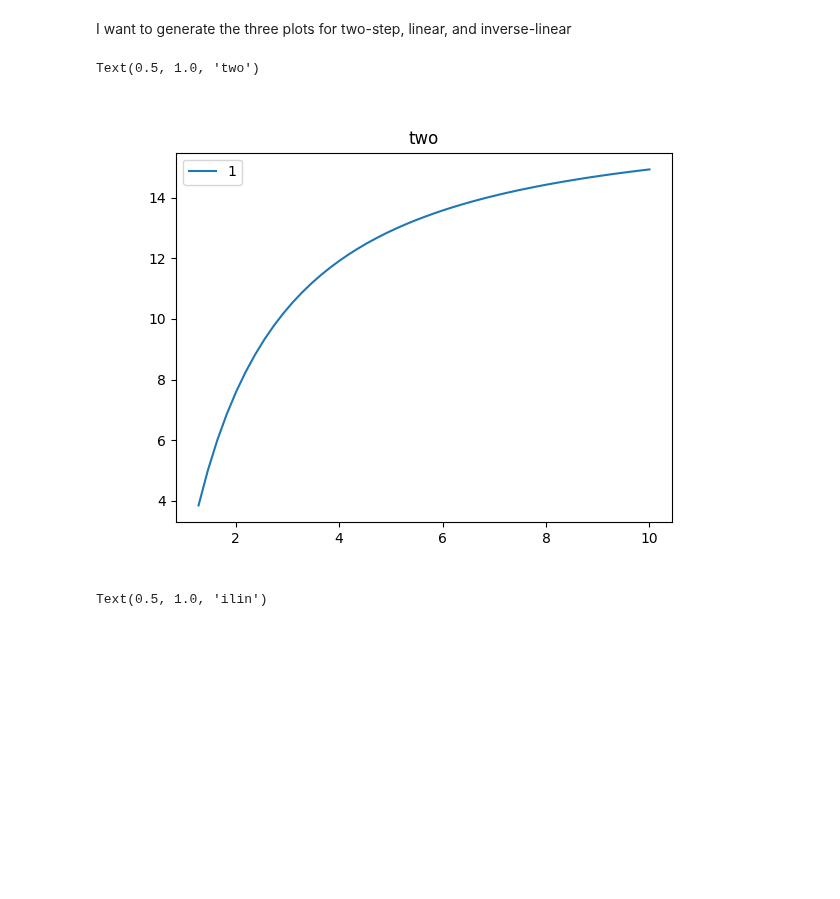
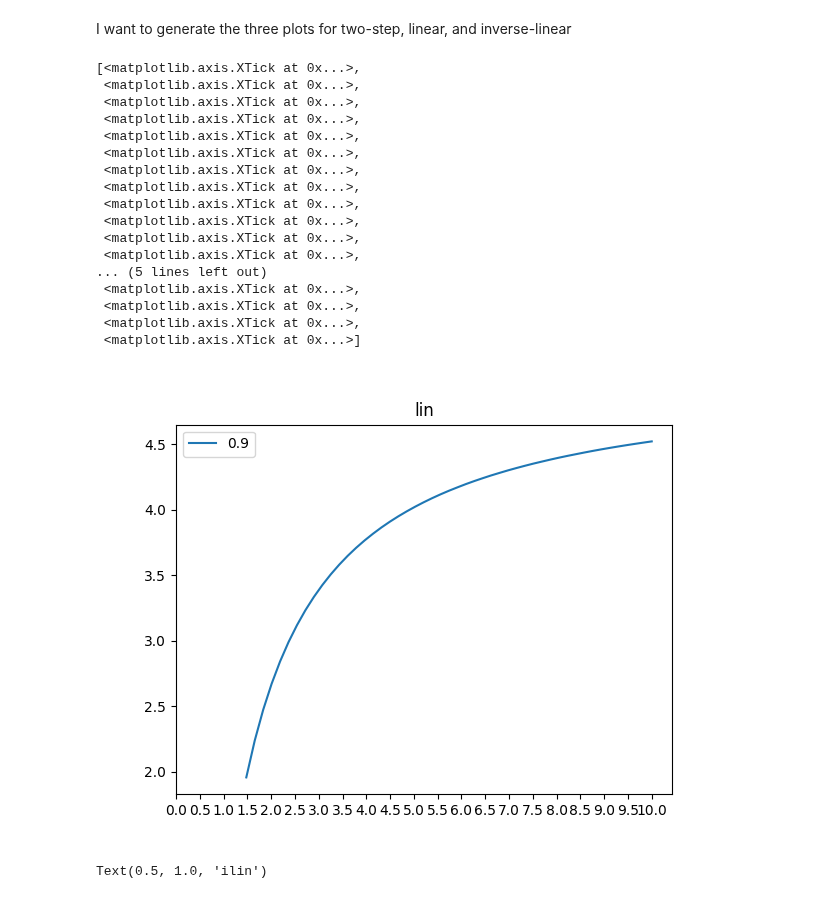
Before and after one commit to Yugal0/fitting-eis-dipangle-analysis, a Jupyter notebook: main.ipynb, the cells around one changed output. Saved outputs shown, nothing was run; the diff lists cells and outputs as text; code cells hidden in the pictures; blank space fills up the shorter version.

```diff
--- a/main.ipynb
+++ b/main.ipynb
@@ -44,14 +44,15 @@ R1=1015.29
 delta1=0.2063
 R2=674.915
 freq_list=np.logspace(-2,2,500)
+mp.dps=400
 
 theta_dip_list0=[]
 theta_dip_list1=[]
 theta_dip_list2=[]
 
-for profile in ["TLMtwo"]:
-    for alpha in [1]:
-        for R1 in R2*np.linspace(1.1,10,50):
+for profile in ["TLMlinnew"]:
+    for alpha in [0.9]:
+        for R1 in R2*np.linspace(1.3,10,50):
             if profile=="TLMtwo":
                 cmodel=CustomCircuit(initial_guess=[R1,R1*Q,R2*Q,delta1,alpha],circuit=profile)
             else:
@@ -67,15 +76,33 @@ for profile in ["TLMtwo"]:
 # %%
 gg=theta_dip_list0[0]
 hh=gg[0]
 fig,axx=plt.subplots()
-x=np.linspace(1.1,10,50)
-for a,hh in zip([1,0.9,0.8],gg):
+x=np.linspace(1.3,10,50)
+for a,hh in zip([0.9],gg):
     axx.plot(x[1:len(x)],hh[1:len(hh)],label=a)
 axx.legend()
-axx.set_title("two")
+axx.set_title("lin")
+axx.set_xticks(np.arange(0, 10.5, 0.5))
+# axx.set_yticks(np.arange(0, 12, 1))
 # %% [output]
-Text(0.5, 1.0, 'two')
+[<matplotlib.axis.XTick at 0x...>,
+ <matplotlib.axis.XTick at 0x...>,
+ <matplotlib.axis.XTick at 0x...>,
+ <matplotlib.axis.XTick at 0x...>,
+ <matplotlib.axis.XTick at 0x...>,
+ <matplotlib.axis.XTick at 0x...>,
+ <matplotlib.axis.XTick at 0x...>,
+ <matplotlib.axis.XTick at 0x...>,
+ <matplotlib.axis.XTick at 0x...>,
+ <matplotlib.axis.XTick at 0x...>,
+ <matplotlib.axis.XTick at 0x...>,
+ <matplotlib.axis.XTick at 0x...>,
+... (5 lines left out)
+ <matplotlib.axis.XTick at 0x...>,
+ <matplotlib.axis.XTick at 0x...>,
+ <matplotlib.axis.XTick at 0x...>,
+ <matplotlib.axis.XTick at 0x...>]
-[figure, old version]
+[figure, new version]
 # %%
 # print(np.linspace(1.1,10,50))
 
```
Also changed, not shown: parts of 1 cell of this notebook, 2 other files.
